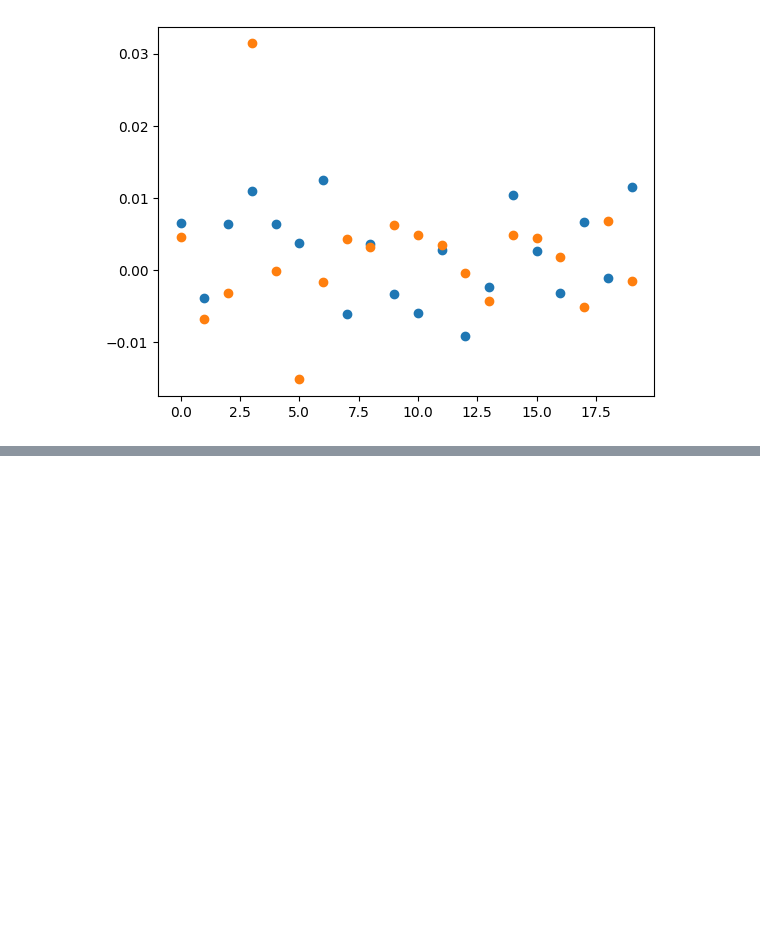
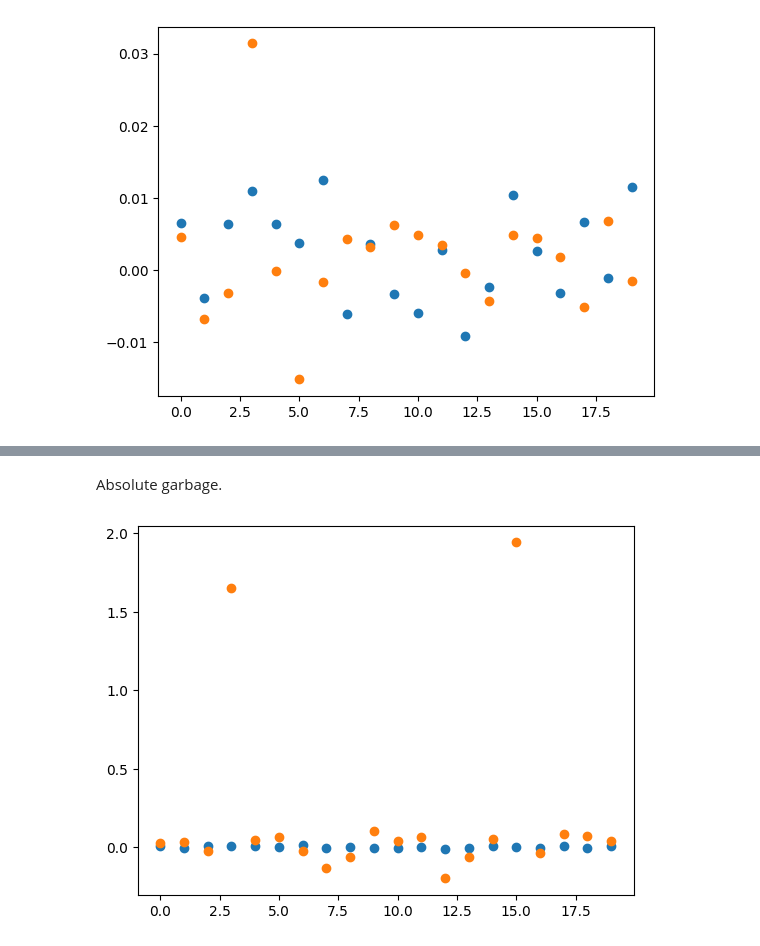
Before and after one commit to MartinKlefas/News-NasDAQ, a Jupyter notebook: Inspecting Models.ipynb, the cells around one changed output, grey strips where cells are left out. Saved outputs shown, nothing was run; the diff lists cells and outputs as text; code cells hidden in the pictures; blank space fills up the shorter version.

```diff
--- a/Inspecting Models.ipynb
+++ b/Inspecting Models.ipynb
@@ -63,0 +95,16 @@ Awful. And that concludes today's work.
+# %% [markdown]
+Absolute garbage.
+# %%
+import matplotlib.pyplot as plt
+import math
+
+x_values = range(len(y_test))
+
+Y_Predict = models["adam - 14.pkl"].predict(x_test)
+
+plt.scatter(x_values[0:20],y_test[0:20])
+plt.scatter(x_values[0:20],Y_Predict[0:20])
+#plt.ylim(-0.02,0.02)
+plt.show()
+# %% [output]
+[figure, added]
```
Also changed, not shown: parts of 12 cells of this notebook, 3 other files.
